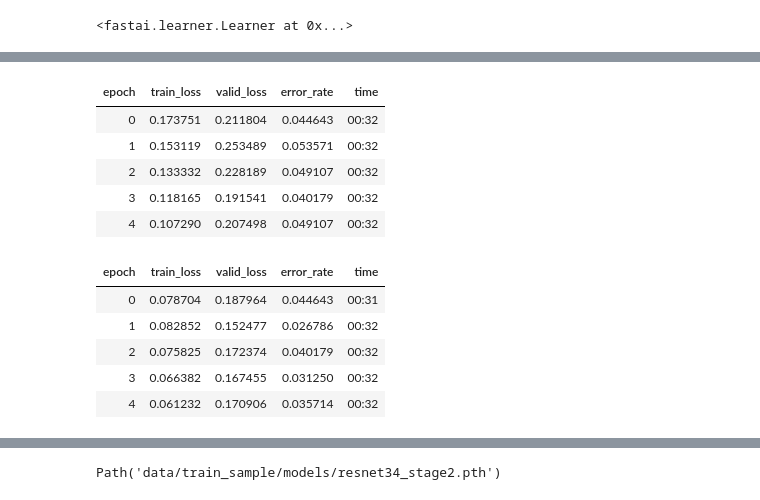
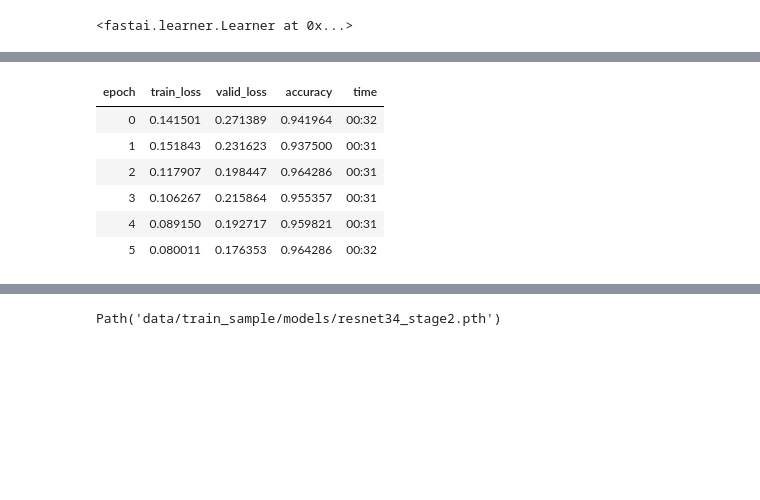
Before and after one commit to lehtone1/nature_concervancy, a Jupyter notebook: 1.1_initial_model.ipynb, the cells around one changed output, grey strips where cells are left out. Drawn from its saved outputs; the diff is of its cells as text; code cells hidden in the pictures; blank space fills up the shorter version.

```diff
--- a/1.1_initial_model.ipynb
+++ b/1.1_initial_model.ipynb
@@ -15,7 +15,18 @@ from fastbook import *
+# %%
+def get_dls(bs, size, aug_size, folder):
+    dls = ImageDataLoaders.from_folder(path = folder,
+                                      valid_pct = 0.2,
+                                      seed = 1991,
+                                      ite_tfms = Resize(size = size),
+                                      bs = bs,
+                                      batch_tfms = aug_transforms(size = aug_size))
+    return dls
 # %%
-dls = ImageDataLoaders.from_folder(path = "data/train_sample",
-                                  valid_pct = 0.2,
-                                  seed = 1991,
-                                  item_tfms = Resize(448),
-                                  batch_tfms = aug_transforms(),
-                                  bs = 64)
+def get_dls(bs, size, aug_size, folder):
+    dls = ImageDataLoaders.from_folder(path = folder,
+                                      valid_pct = 0.2,
+                                      seed = 1991,
+                                      item_tfms = Resize(size),
+                                      bs = bs,
+                                      batch_tfms = aug_transforms())
+    return dls
@@ -43,5 +33,7 @@ amounts
 # %% [markdown]
 # Initial Predictions
+# %%
+dls = get_dls(64, 448, 448, "data/train_sample")
 # %%
 learn = cnn_learner(dls, resnet34, metrics=accuracy)
 # %%
@@ -106,18 +74,10 @@ Minimum loss/10: 1.91e-05 Steepest point: 6.31e-07
 # %%
-learn.fit_one_cycle(5, lr_max = lr_min)
+learn.fit_one_cycle(6, lr_max = lr_min)
 # %% [output]
-| epoch | train_loss | valid_loss | error_rate | time |
-| 0 | 0.173751 | 0.211804 | 0.044643 | 00:32 |
-| 1 | 0.153119 | 0.253489 | 0.053571 | 00:32 |
-| 2 | 0.133332 | 0.228189 | 0.049107 | 00:32 |
-| 3 | 0.118165 | 0.191541 | 0.040179 | 00:32 |
-| 4 | 0.107290 | 0.207498 | 0.049107 | 00:32 |
+| epoch | train_loss | valid_loss | accuracy | time |
+| 0 | 0.141501 | 0.271389 | 0.941964 | 00:32 |
+| 1 | 0.151843 | 0.231623 | 0.937500 | 00:31 |
+| 2 | 0.117907 | 0.198447 | 0.964286 | 00:31 |
+| 3 | 0.106267 | 0.215864 | 0.955357 | 00:31 |
+| 4 | 0.089150 | 0.192717 | 0.959821 | 00:31 |
+| 5 | 0.080011 | 0.176353 | 0.964286 | 00:32 |
-# %%
-learn.fit_one_cycle(5, lr_max = lr_min)
-# %% [output]
-| epoch | train_loss | valid_loss | error_rate | time |
-| 0 | 0.078704 | 0.187964 | 0.044643 | 00:31 |
-| 1 | 0.082852 | 0.152477 | 0.026786 | 00:32 |
-| 2 | 0.075825 | 0.172374 | 0.040179 | 00:32 |
-| 3 | 0.066382 | 0.167455 | 0.031250 | 00:32 |
-| 4 | 0.061232 | 0.170906 | 0.035714 | 00:32 |
```
Also changed, not shown: parts of 72 cells of this notebook.
